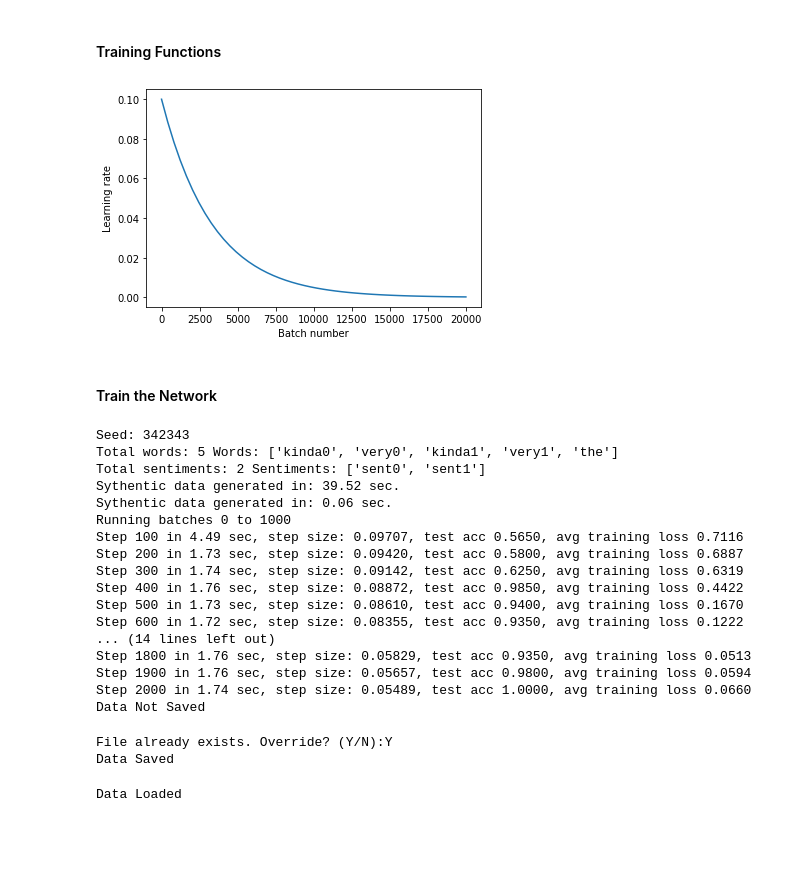
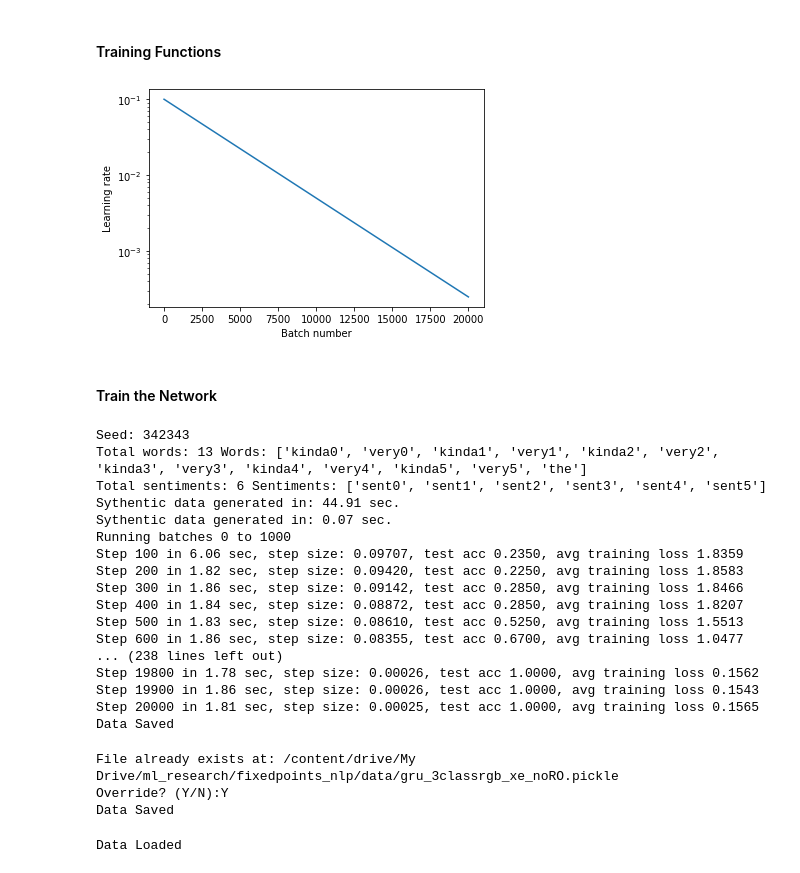
Before and after one commit to kaitken17/colab_based_projects, a Jupyter notebook: sythetic_analysis.ipynb, the cells around one changed output. Saved outputs shown, nothing was run; the diff lists cells and outputs as text; code cells hidden in the pictures; blank space fills up the shorter version.

```diff
--- a/sythetic_analysis.ipynb
+++ b/sythetic_analysis.ipynb
@@ -697,19 +708,19 @@ def test_accuracy(params, test_batch):
 # %%
 # Optimization hyperparameters
 num_batchs = 20000        # Total number of batches to train on.
 init_lr = 0.1          # initial learning rate
 decay_factor = 0.9997     # decay the learning rate this much
 
 learning_rate = optimizers.exponential_decay(init_lr, decay_steps=1,
                                          decay_rate=decay_factor)
 
 batch_idxs = np.linspace(1, num_batchs)
-plt.plot(batch_idxs, [learning_rate(b) for b in batch_idxs])
+plt.semilogy(batch_idxs, [learning_rate(b) for b in batch_idxs])
 plt.axis('tight')
 plt.xlabel('Batch number')
 plt.ylabel('Learning rate');
 # %% [output]
-[figure, old version]
+[figure, new version]
 # %% [markdown]
 #### Train the Network
 # %%
@@ -725,7 +736,7 @@ toy_params = {
   'variable_length': False, # Takes max phrase length as phrase length
   'min_phrase_len': 10,
   'unordered_class': True, # Use an unordered class set
-  'n_unordered': 2,
+  'n_unordered': 6,
 }
 
 # toy_params['words'] = ['the', 'kinda1100', 'kinda0011', 'kinda1010', 'kinda0101']
@@ -753,14 +764,15 @@ rnn_specs = {
   'input_size': len(toy_params['words']),           # Number of inputs to the RNN
   'hidden_size': 128,                               # Number of units in the RNN
   'output_size': len(toy_params['sentiments']),     # Number of outputs in the RNN
-  'ro_bias': False                                  # Include a bias with the readout
+  'ro_bias': False,                                 # Include a bias with the readout
+  'ro_simplex_init': False,
 }
 
 ########## Train hyperparameters ##########
 
 train_params = {
   'max_grad_norm': 10.0,      # max gradient norm before clipping, clip to this value.
-  'l2reg': 0.00002,           # amount of L2 regularization on the weights
+  'l2reg': 2e-4,           # amount of L2 regularization on the weights
 
   'init_lr': 0.1,                     # initial learning rate
   'decay_factor': 0.9997,             # decay the learning rate this much
@@ -772,13 +784,14 @@ train_params = {
   'num_batchs': 1000,                    # Total number of batches to train on.
   'print_every': 100,                     # Print training informatino every so often
 
-  'n_datasets': 2,                           # Number of new train sets to generate total (this is slow)
-  'epochs': 1,                               # How many times to go through each train set completely
-  'train_set_size': batch_size * num_batchs, # Number of examples in train set
+  'n_datasets': 10,                           # Number of new train sets to generate total (this is slow)
+  'epochs': 2,                               # How many times to go through each train set completely
   'test_set_size': 200,
 
   'decay_fun': optimizers.exponential_decay(init_lr, decay_steps=1, decay_rate=decay_factor),
 }
+
+train_params['train_set_size'] = train_params['batch_size'] * train_params['num_batchs']
 
 ########## Run ##########
 
@@ -787,9 +800,9 @@ print('Total sentiments:', len(toy_params['sentiments']), 'Sentiments:', toy_par
 
 new_network = True
 load_network = False
-save_data = False
+save_data = True
 
-path = '/content/drive/My Drive/ml_research/fixedpoints_nlp/gru_2x2class_xe_noRO.pickle'
+path = '/content/drive/My Drive/ml_research/fixedpoints_nlp/data/gru_6classrgb_xe_noRO_l2is2e-4.pickle'
 save_data = override_data(path, save_data)
 
 if new_network:
@@ -820,10 +833,10 @@ elif load_network:
   train_params['train_losses'] = train_params['train_losses'] if 'train_losses' in train_params else []
   train_params['global_step'] = train_params['total_steps']
 
-for dataset in range(train_params['n_datasets']):
-  # Generate synthetic data and run training on said data
-  opt_state, train_params = train_on_synthetic_data(opt_state, train_params, toy_params, rnn_specs)
+# Generate synthetic data and run training on said data
+opt_state, train_params = train_on_synthetic_data(opt_state, train_params, toy_params, rnn_specs)
 
+train_params.pop('decay_fun') # Can't pickle with decay fun
 save_run_data(path, save_data, get_params(opt_state), toy_params, rnn_specs, train_params)
 
 # Destructure the trained parameters of the RNN.
@@ -831,33 +844,33 @@ final_params = get_params(opt_state)
 rnn_params, readout_params = final_params
 # %% [output]
 Seed: 342343
-Total words: 5 Words: ['kinda0', 'very0', 'kinda1', 'very1', 'the']
-Total sentiments: 2 Sentiments: ['sent0', 'sent1']
-Sythentic data generated in: 39.52 sec.
-Sythentic data generated in: 0.06 sec.
+Total words: 13 Words: ['kinda0', 'very0', 'kinda1', 'very1', 'kinda2', 'very2', 'kinda3', 'very3', 'kinda4', 'very4', 'kinda5', 'very5', 'the']
+Total sentiments: 6 Sentiments: ['sent0', 'sent1', 'sent2', 'sent3', 'sent4', 'sent5']
+Sythentic data generated in: 44.91 sec.
+Sythentic data generated in: 0.07 sec.
 Running batches 0 to 1000
-Step 100 in 4.49 sec, step size: 0.09707, test acc 0.5650, avg training loss 0.7116
-Step 200 in 1.73 sec, step size: 0.09420, test acc 0.5800, avg training loss 0.6887
-Step 300 in 1.74 sec, step size: 0.09142, test acc 0.6250, avg training loss 0.6319
-Step 400 in 1.76 sec, step size: 0.08872, test acc 0.9850, avg training loss 0.4422
-Step 500 in 1.73 sec, step size: 0.08610, test acc 0.9400, avg training loss 0.1670
-Step 600 in 1.72 sec, step size: 0.08355, test acc 0.9350, avg training loss 0.1222
-... (14 lines left out)
-Step 1800 in 1.76 sec, step size: 0.05829, test acc 0.9350, avg training loss 0.0513
-Step 1900 in 1.76 sec, step size: 0.05657, test acc 0.9800, avg training loss 0.0594
-Step 2000 in 1.74 sec, step size: 0.05489, test acc 1.0000, avg training loss 0.0660
-Data Not Saved
+Step 100 in 6.06 sec, step size: 0.09707, test acc 0.2350, avg training loss 1.8359
+Step 200 in 1.82 sec, step size: 0.09420, test acc 0.2250, avg training loss 1.8583
+Step 300 in 1.86 sec, step size: 0.09142, test acc 0.2850, avg training loss 1.8466
+Step 400 in 1.84 sec, step size: 0.08872, test acc 0.2850, avg training loss 1.8207
+Step 500 in 1.83 sec, step size: 0.08610, test acc 0.5250, avg training loss 1.5513
+Step 600 in 1.86 sec, step size: 0.08355, test acc 0.6700, avg training loss 1.0477
+... (238 lines left out)
+Step 19800 in 1.78 sec, step size: 0.00026, test acc 1.0000, avg training loss 0.1562
+Step 19900 in 1.86 sec, step size: 0.00026, test acc 1.0000, avg training loss 0.1543
+Step 20000 in 1.81 sec, step size: 0.00025, test acc 1.0000, avg training loss 0.1565
+Data Saved
 # %%
 # Save the network
-train_params = {'total_steps': total_steps, 'decay_factor': decay_factor, 'init_step_size': step_size,
-                  'batch_size': batch_size, 'max_grad_norm': max_grad_norm, 'l2reg': l2reg}
+path =  '/content/drive/My Drive/ml_research/fixedpoints_nlp/data/gru_4classrgb_xe_noRO_l2is2e-4.pickle'
 
-path = '/content/drive/My Drive/ml_research/fixedpoints_nlp/data/lstm_3class_xe_noRO.pickle'
+train_params.pop('decay_fun')
 
 save_data = override_data(path, True)
 save_run_data(path, save_data, get_params(opt_state), toy_params, rnn_specs, train_params)
 # %% [output]
-File already exists. Override? (Y/N):Y
+File already exists at: /content/drive/My Drive/ml_research/fixedpoints_nlp/data/gru_3classrgb_xe_noRO.pickle
+Override? (Y/N):Y
 Data Saved
 # %%
 # Loads network
```
Also changed, not shown: parts of 30 cells of this notebook.
